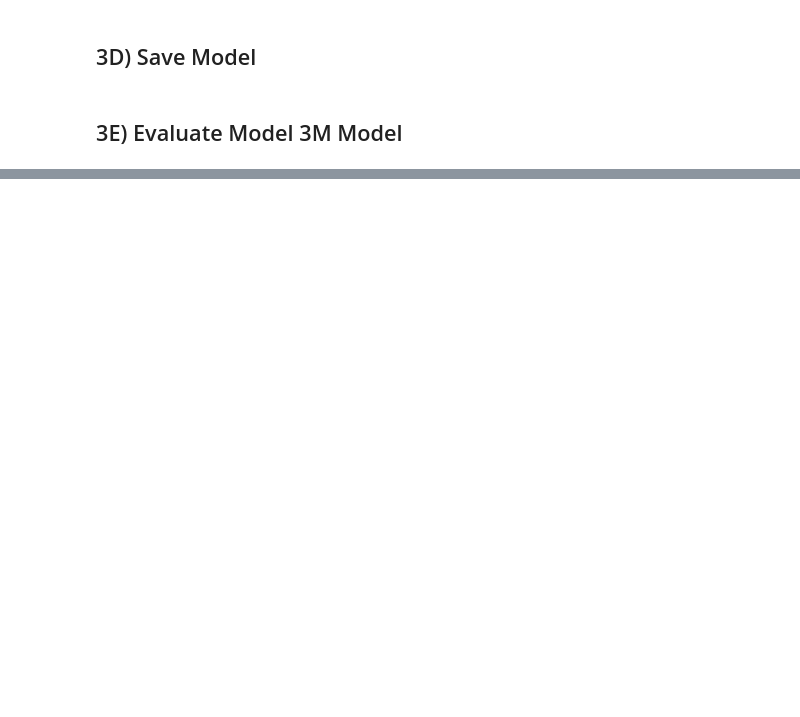
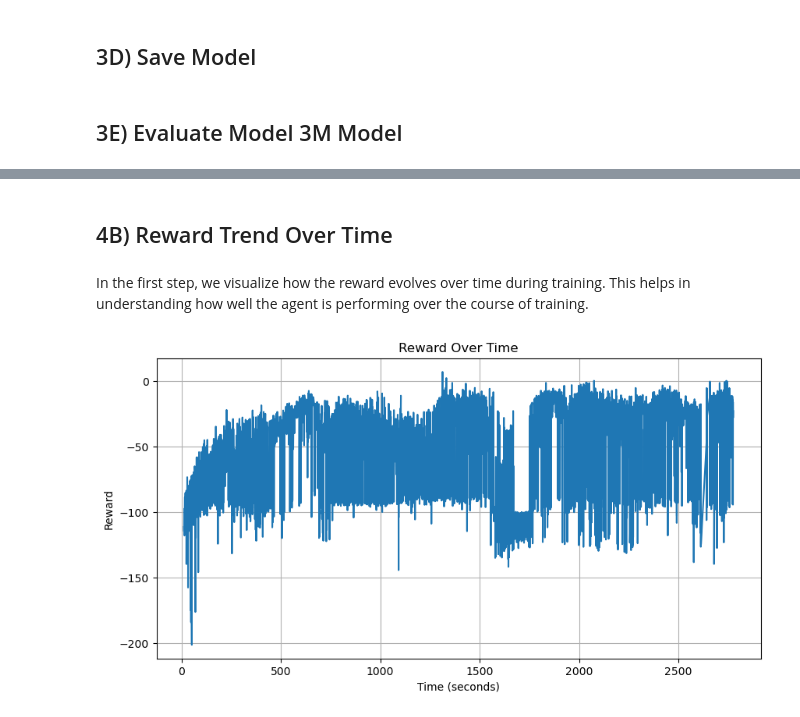
Before and after one commit to canoksuzoglu1/12.-BipedalWalker-RL, a Jupyter notebook: BipedalWalker-v3 RL.ipynb, the cells around one changed output, grey strips where cells are left out. Cells and saved outputs as stored; diff of their text form; code cells hidden in the pictures; blank space fills up the shorter version.

```diff
--- a/BipedalWalker-v3 RL.ipynb
+++ b/BipedalWalker-v3 RL.ipynb
@@ -257,0 +260,5 @@ print(f"Average reward: {mean_reward} ± {std_reward}")
+# %%
+# Load the dataset
+data = pd.read_csv('logs/5m_hardcore.monitor.csv', skiprows=1)
+data.columns = ['reward', 'episode_length', 'time']
+data_clean = data.dropna()
@@ -257,0 +275,15 @@ print(f"Average reward: {mean_reward} ± {std_reward}")
+# %% [markdown]
+## 4B) Reward Trend Over Time
+# %% [markdown]
+In the first step, we visualize how the reward evolves over time during training. This helps in understanding how well the agent is performing over the course of training.
+# %%
+# Plot reward over time
+plt.figure(figsize=(10, 5))
+plt.plot(data_clean['time'], data_clean['reward'], label='Reward')
+plt.title('Reward Over Time')
+plt.xlabel('Time (seconds)')
+plt.ylabel('Reward')
+plt.grid(True)
+plt.show()
+# %% [output]
+[figure, added]
```
Also changed, not shown: parts of 60 cells of this notebook, 2 other files.
